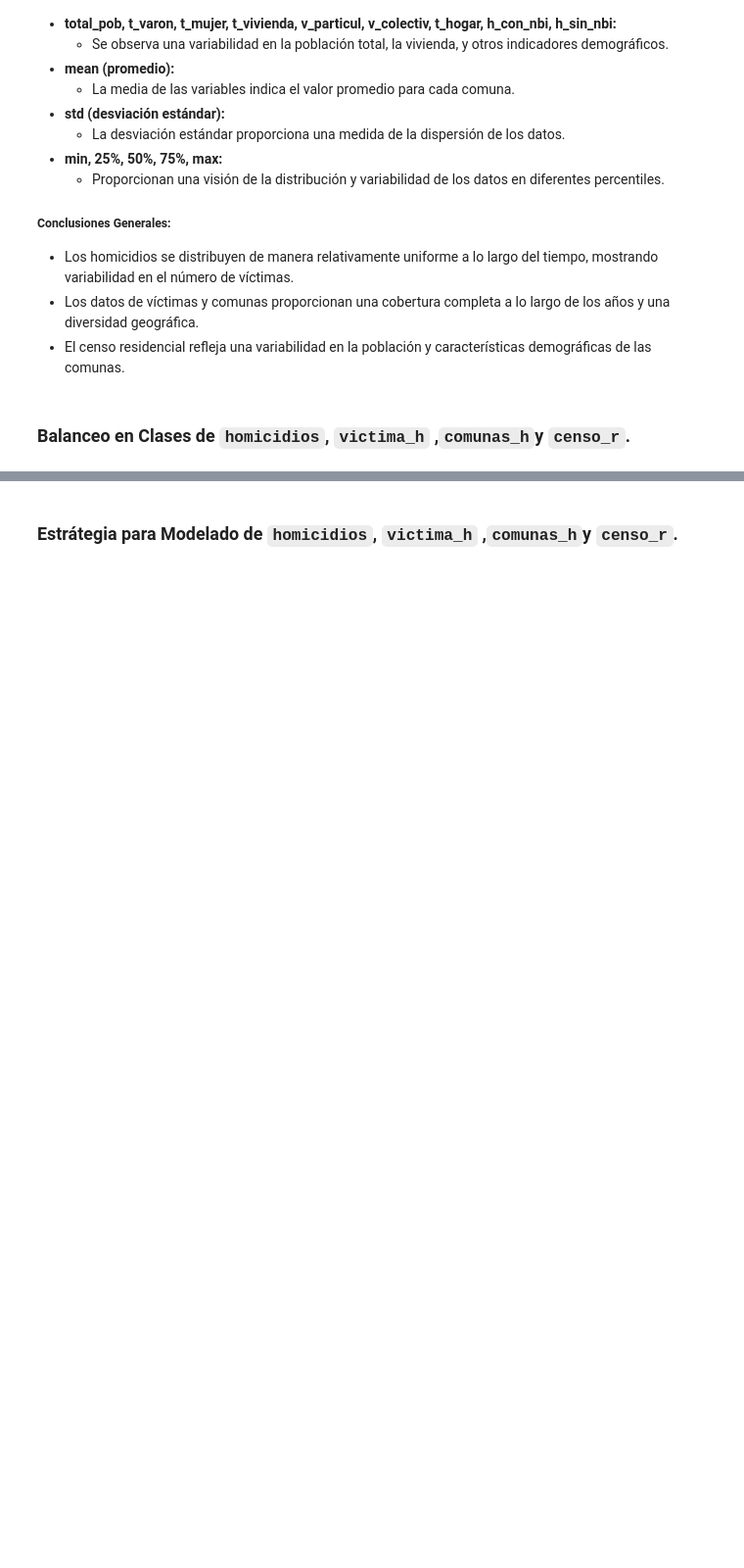
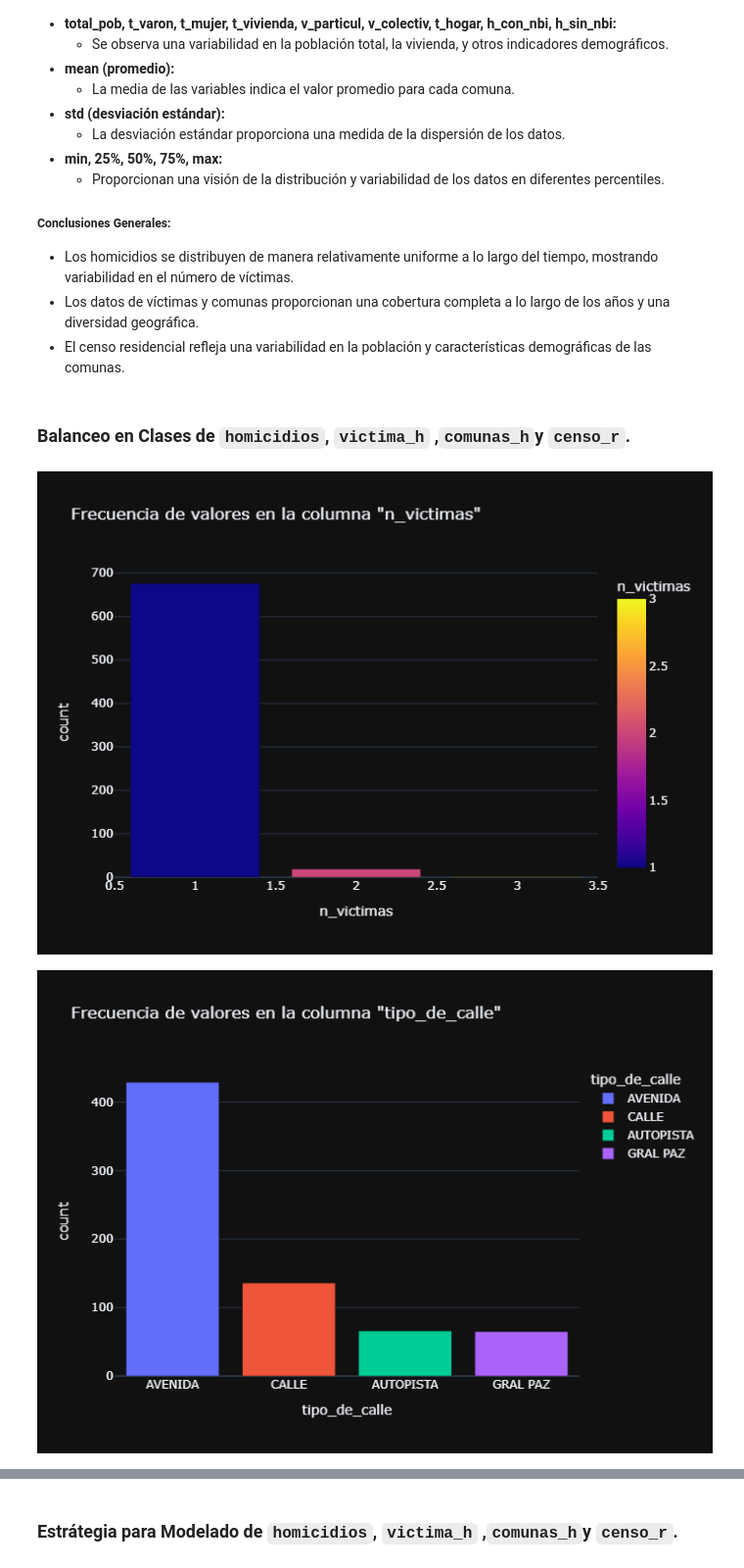
Before and after one commit to clblommberg/ML_Cluster_Siniestros_CABA, a Jupyter notebook: notebooks/00-analisis.ipynb, the cells around one changed output, grey strips where cells are left out. Shown at 98% size. Saved outputs shown, nothing was run; the diff lists cells and outputs as text; code cells hidden in the pictures; blank space fills up the shorter version.

```diff
--- a/notebooks/00-analisis.ipynb
+++ b/notebooks/00-analisis.ipynb
@@ -134,19 +125,30 @@ def calculate_statistics(df):
     print(f"Estadísticas para el DataFrame {df.name}:\n")
 
     for column in df.columns:
-        unique_values = df[column].unique()[:5]
-        print(f"Columna: {column}, Valores únicos: {unique_values}")
+        unique_values = df[column].unique()
+
+        # Verificar si la columna es de tipo objeto (cadena)
+        if pd.api.types.is_object_dtype(df[column]):
+            # Filtrar valores largos
+            unique_values_filtered = [value if len(str(value)) < 50 else 'Valor largo' for value in unique_values]
+        else:
+            unique_values_filtered = unique_values
+
+        print(f"Columna: {column}, Valores únicos: {unique_values_filtered[:5]}")
 
         if pd.api.types.is_numeric_dtype(df[column]):
             print(f"Media: {df[column].mean()}")
             print(f"Mediana: {df[column].median()}")
         elif pd.api.types.is_object_dtype(df[column]):
-            print(f"Moda: {df[column].mode().iloc[0]}")
+            # Obtener la moda
+            mode_value = df[column].mode().iloc[0]
+            # Verificar la longitud de la moda
+            mode_display = mode_value if len(str(mode_value)) < 50 else 'Valor largo'
+            print(f"Moda: {mode_display}")
 
         print("\n")
 
 # Ejemplo de uso:
-
 for df in dataframes:
     calculate_statistics(df)
     print("\n\n")
@@ -646,38 +650,42 @@ plot_boxplots(censo_r_l, censo_r_l.select_dtypes(include=['number']).columns)
 # %% [markdown]
 ### Balanceo en Clases de `homicidios`, `victima_h` ,`comunas_h`y `censo_r`.
 # %%
-import plotly.express as px
-
-def barplot_visualization(df, column):
+def barplot_visualization(df, column, filename):
     """
     Crea un gráfico de barras interactivo para visualizar la frecuencia de valores en una columna de un DataFrame.
 
     Parameters:
     - df (pd.DataFrame): El DataFrame que contiene los datos.
     - column (str): El nombre de la columna que se desea visualizar.
 
     Returns:
     None
     """
     # Crear DataFrame con value_counts() y reset_index()
     value_counts_df = df[column].value_counts().reset_index()
     # Cambiar el nombre de las columnas para que coincidan con las necesarias para el gráfico
     value_counts_df.columns = ['values', 'count']
 
     # Utilizar Plotly Express para crear el gráfico de barras
     fig = px.bar(value_counts_df, x='values', y='count', color='values',
                  labels={column: 'Frecuencia', 'values': column},
                  title=f'Frecuencia de valores en la columna "{column}"',
                  template='plotly_dark')
 
-    fig.show()
-
+    # Guardar la imagen en formato PNG
+    image_path = f'images/{filename}.png'
+    fig.write_image(image_path)
+    # Mostrar la imagen en el notebook
+    display(Image(filename=image_path))
 # Ejemplo de uso:
-barplot_visualization(homicidios_lm, 'n_victimas')
-barplot_visualization(homicidios_lm, 'tipo_de_calle')
-barplot_visualization(homicidios_lm, 'comuna')
-barplot_visualization(homicidios_lm, 'acusado')
-barplot_visualization(homicidios_lm, 'anio')
-barplot_visualization(homicidios_lm, 'mes')
-barplot_visualization(homicidios_lm, 'dia')
-barplot_visualization(homicidios_lm, 'hora_i')
+barplot_visualization(homicidios_lm, 'n_victimas','n_victimas_bar')
+barplot_visualization(homicidios_lm, 'tipo_de_calle', 'tipo_de_calle_bar')
+barplot_visualization(homicidios_lm, 'comuna', 'comuna_bar')
+barplot_visualization(homicidios_lm, 'acusado', 'acusado_bar')
+barplot_visualization(homicidios_lm, 'anio', 'anio_bar')
+barplot_visualization(homicidios_lm, 'mes', 'mes_bar')
+barplot_visualization(homicidios_lm, 'dia', 'dia_bar')
+barplot_visualization(homicidios_lm, 'hora_i', 'hora_i_bar')
+# %% [output]
+[figure, added]
+[figure, added]
```
Also changed, not shown: parts of 6 cells of this notebook, 8 other files.
